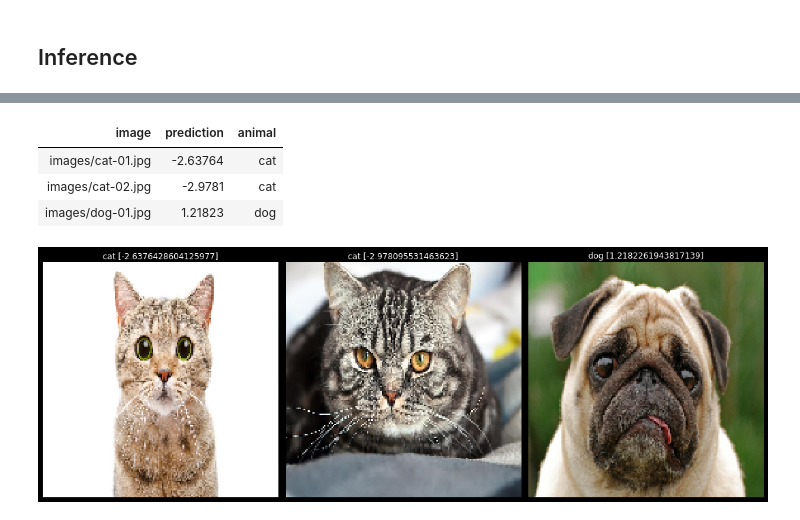
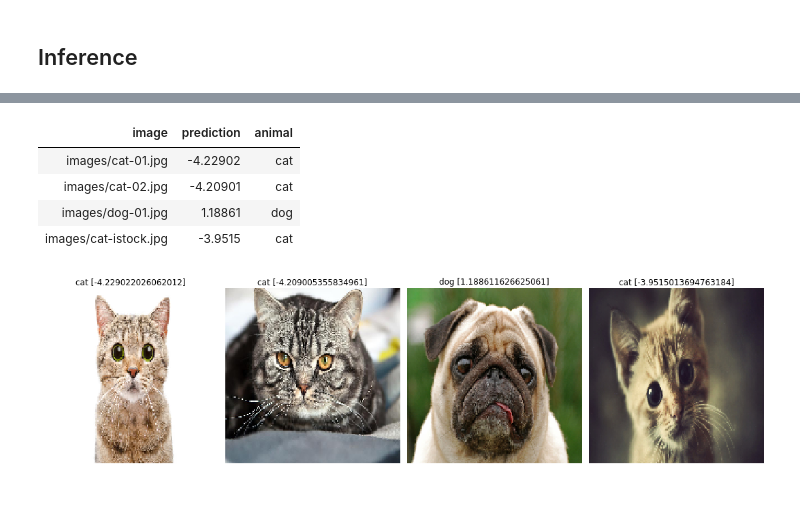
Before and after one commit to lardemua/deep, a Jupyter notebook: examples/tensorflow/01-cats-and-dogs/cats_and_dogs.ipynb, the cells around one changed output, grey strips where cells are left out. Drawn from its saved outputs; the diff is of its cells as text; code cells hidden in the pictures.

```diff
--- a/examples/tensorflow/01-cats-and-dogs/cats_and_dogs.ipynb
+++ b/examples/tensorflow/01-cats-and-dogs/cats_and_dogs.ipynb
@@ -169,2 +182,2 @@ model.save('models/cats_and_dogs.h5')
 # %%
-model = keras.models.load_model('models/cats_and_dogs.h5')
+model = keras.models.load_model('cats_and_dogs_model.h5')
@@ -204,17 +221,18 @@ from IPython.display import HTML, display
 HTML(tabulate(results, headers='keys', tablefmt='html'))
 # %% [output]
 | image | prediction | animal |
-| images/cat-01.jpg | -2.63764 | cat |
-| images/cat-02.jpg | -2.9781 | cat |
-| images/dog-01.jpg | 1.21823 | dog |
+| images/cat-01.jpg | -4.22902 | cat |
+| images/cat-02.jpg | -4.20901 | cat |
+| images/dog-01.jpg | 1.18861 | dog |
+| images/cat-istock.jpg | -3.9515 | cat |
 # %%
-fig, ax = plt.subplots(1, 3, figsize=(15, 10))
+fig, ax = plt.subplots(1, len(images_names), figsize=(15, 10))
 for idx, (image, prediction) in enumerate(zip(images, predictions)):
     animal = 'dog' if prediction > 0 else 'cat'
 
     ax[idx].imshow(image)
     ax[idx].axis('off')
     ax[idx].set_title(f'{animal} [{prediction}]')
 plt.tight_layout()
 # %% [output]
-[figure, old version]
+[figure, new version]
```
Also changed, not shown: parts of 7 cells of this notebook, 7 other files.
